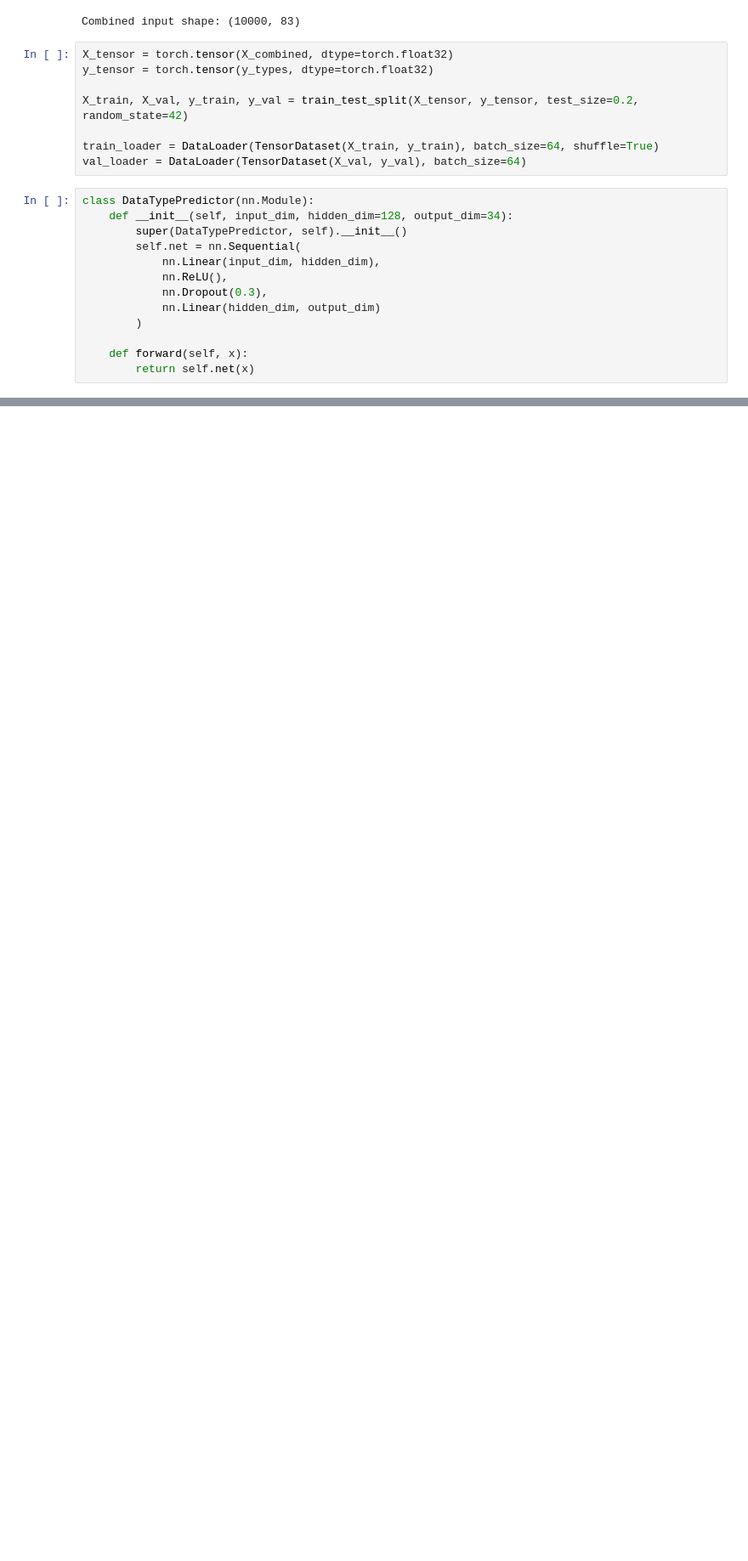
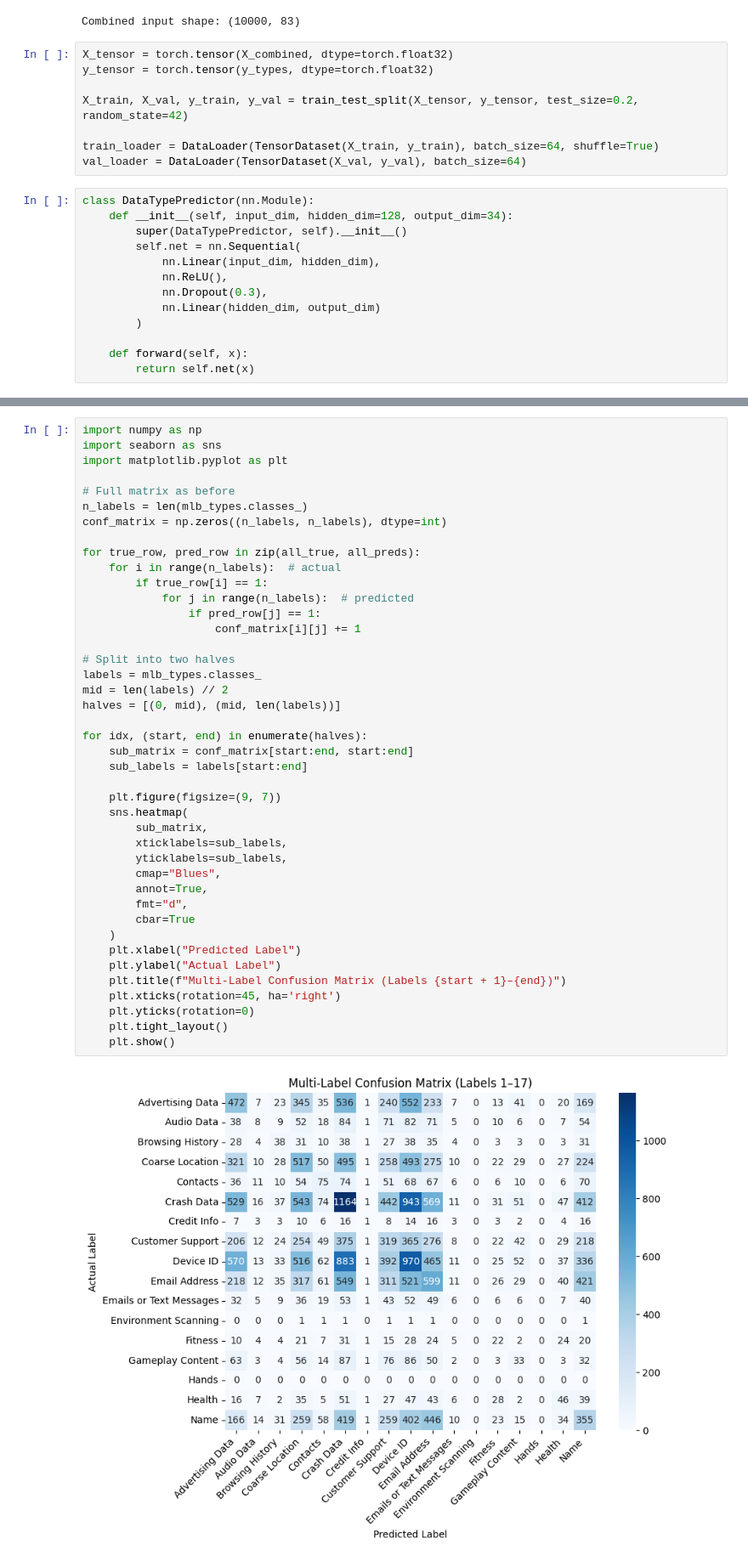
Before and after one commit to Ferriswheel09/apple-permission-predictor, a Jupyter notebook: src/model2.ipynb, the cells around one changed output, grey strips where cells are left out. Shown: that part at 85% size. Saved outputs shown, nothing was run; the diff lists cells and outputs as text; blank space fills up the shorter version.

Commit message:
Added confusion matrices for paper

```diff
--- a/src/model2.ipynb
+++ b/src/model2.ipynb
@@ -161,0 +163,44 @@ print(classification_report(
+# %%
+import numpy as np
+import seaborn as sns
+import matplotlib.pyplot as plt
+
+# Full matrix as before
+n_labels = len(mlb_types.classes_)
+conf_matrix = np.zeros((n_labels, n_labels), dtype=int)
+
+for true_row, pred_row in zip(all_true, all_preds):
+    for i in range(n_labels):  # actual
+        if true_row[i] == 1:
+            for j in range(n_labels):  # predicted
+                if pred_row[j] == 1:
+                    conf_matrix[i][j] += 1
+
+# Split into two halves
+labels = mlb_types.classes_
+mid = len(labels) // 2
+halves = [(0, mid), (mid, len(labels))]
+
+for idx, (start, end) in enumerate(halves):
+    sub_matrix = conf_matrix[start:end, start:end]
+    sub_labels = labels[start:end]
+
+    plt.figure(figsize=(9, 7))
+    sns.heatmap(
+        sub_matrix,
+        xticklabels=sub_labels,
+        yticklabels=sub_labels,
+        cmap="Blues",
+        annot=True,
+        fmt="d",
+        cbar=True
+    )
+    plt.xlabel("Predicted Label")
+    plt.ylabel("Actual Label")
+    plt.title(f"Multi-Label Confusion Matrix (Labels {start + 1}–{end})")
+    plt.xticks(rotation=45, ha='right')
+    plt.yticks(rotation=0)
+    plt.tight_layout()
+    plt.show()
+# %% [output]
+[figure, added]
```
Also changed, not shown: parts of 5 cells of this notebook, 2 other files.
